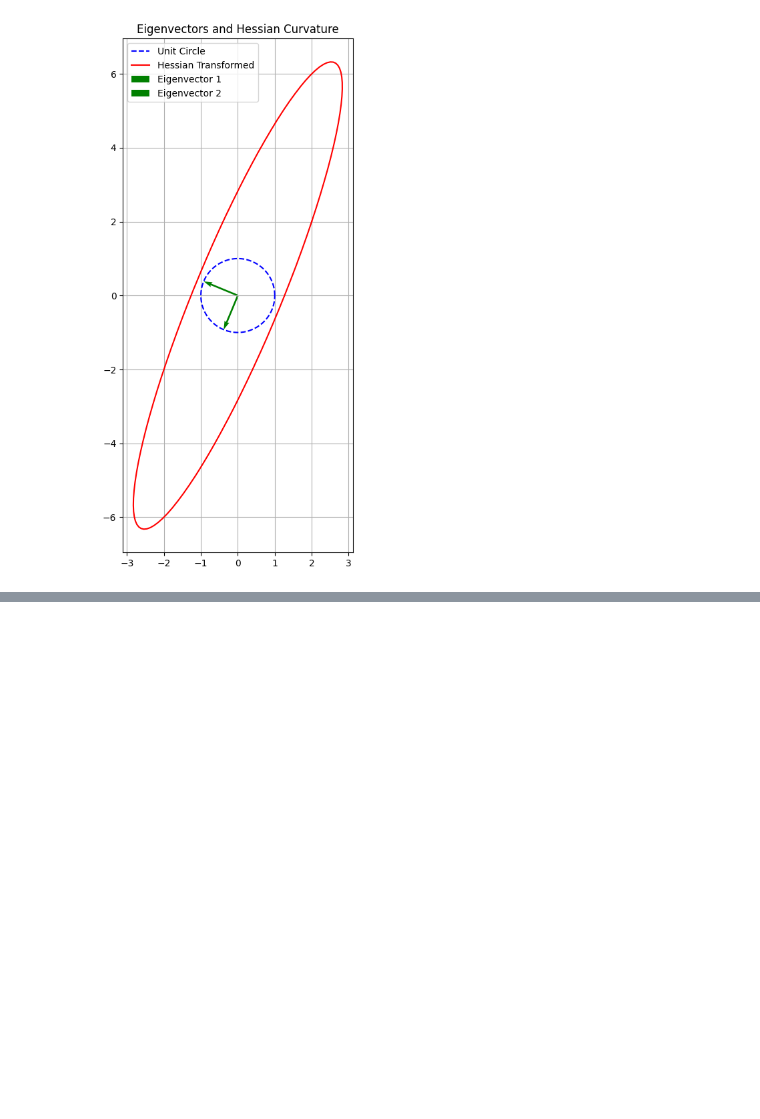
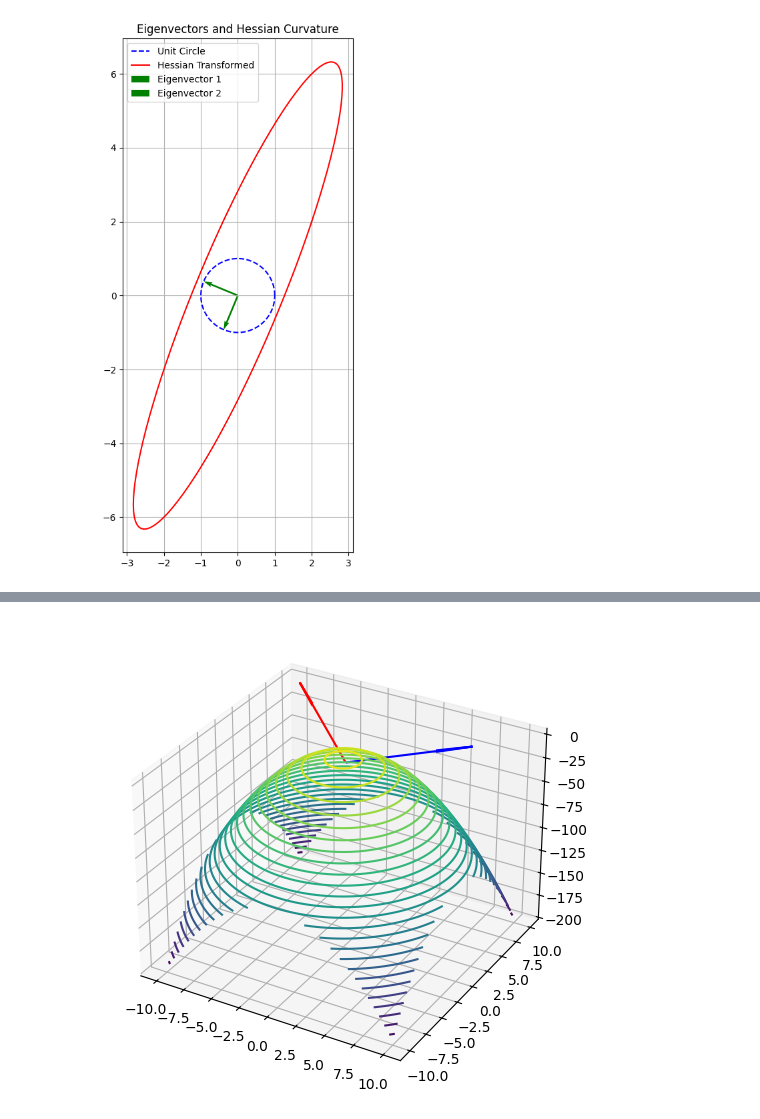
Before and after one commit to Shaik-Amaan-Ahmed/statistics, a Jupyter notebook: math-fun-vis/fun.ipynb, the cells around one changed output, grey strips where cells are left out. Saved outputs shown, nothing was run; the diff lists cells and outputs as text; code cells hidden in the pictures; blank space fills up the shorter version.

```diff
--- a/math-fun-vis/fun.ipynb
+++ b/math-fun-vis/fun.ipynb
@@ -446,0 +532,32 @@ plt.show()
+# %%
+X_val = np.linspace(-10,10,100)
+Y_val = np.linspace(-10,10,100)
+X,Y = np.meshgrid(X_val,Y_val)
+Z = lamb_f(X,Y)
+
+fig = plt.figure(figsize=(14,6))
+
+
+ax = fig.add_subplot(1,2,1,projection='3d')
+contours = plt.contour(X, Y, Z, levels=30, cmap='viridis')
+
+# Plot the gradient vector at the point (as an arrow)
+ax.quiver(point[0], point[1], lamb_f(point[0], point[1]),
+          lamb_at_point[0], lamb_at_point[1], 0,
+          color='r', length=10, label='Gradient')
+
+# Plot the direction vector at the point (as an arrow)
+ax.quiver(point[0], point[1], lamb_f(point[0], point[1]),
+          unit_direction[0], unit_direction[1], 0,
+          color='b', length=10, label='Direction d')
+
+# Plot the directional derivative at the point (as an arrow)
+ax.quiver(point[0], point[1], lamb_f(point[0], point[1]),
+          dir_derivative * unit_direction[0], dir_derivative * unit_direction[1], 0,
+          color='y', length=10, label='Directional Derivative')
+
+# ax.plot_surface(X, Y, Z, cmap='viridis')
+
+plt.show()
+# %% [output]
+[figure, added]
```
Also changed, not shown: parts of 2 cells of this notebook.
